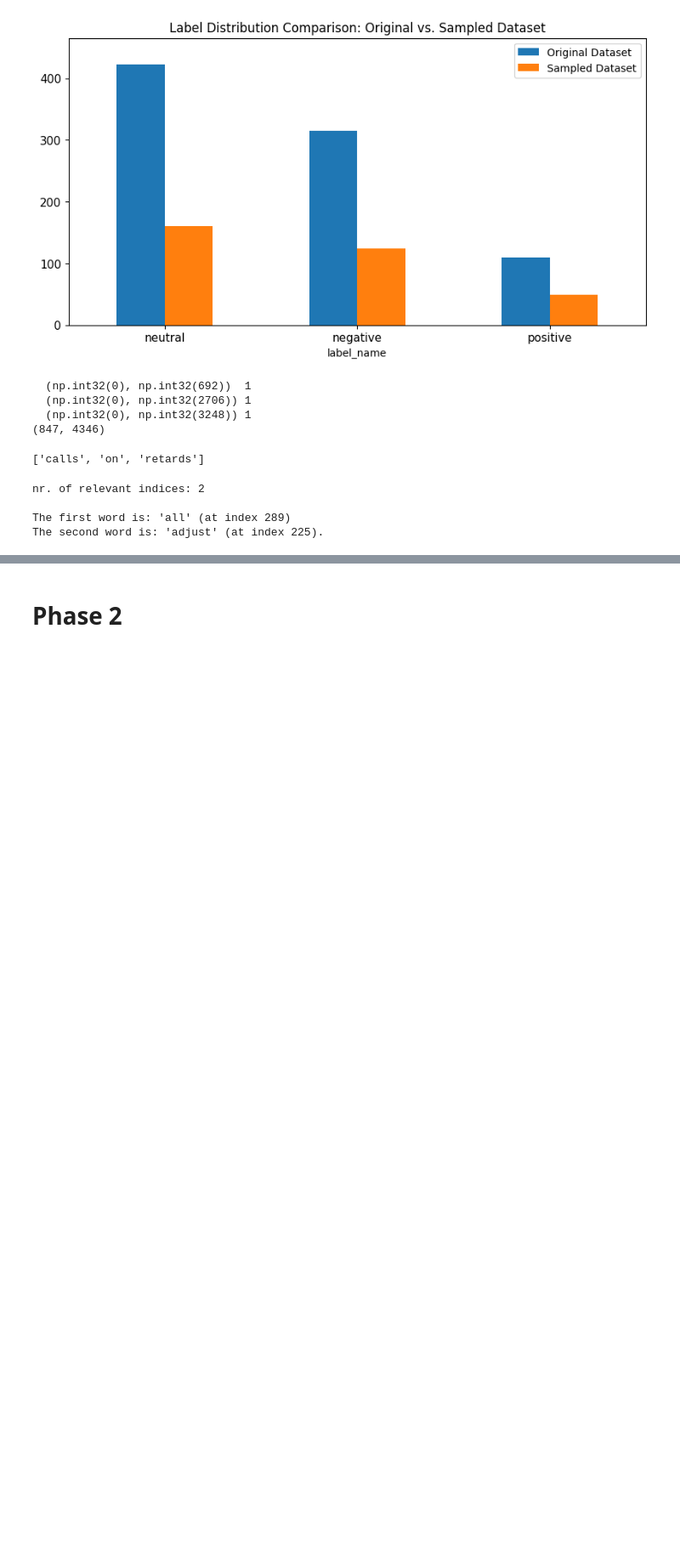
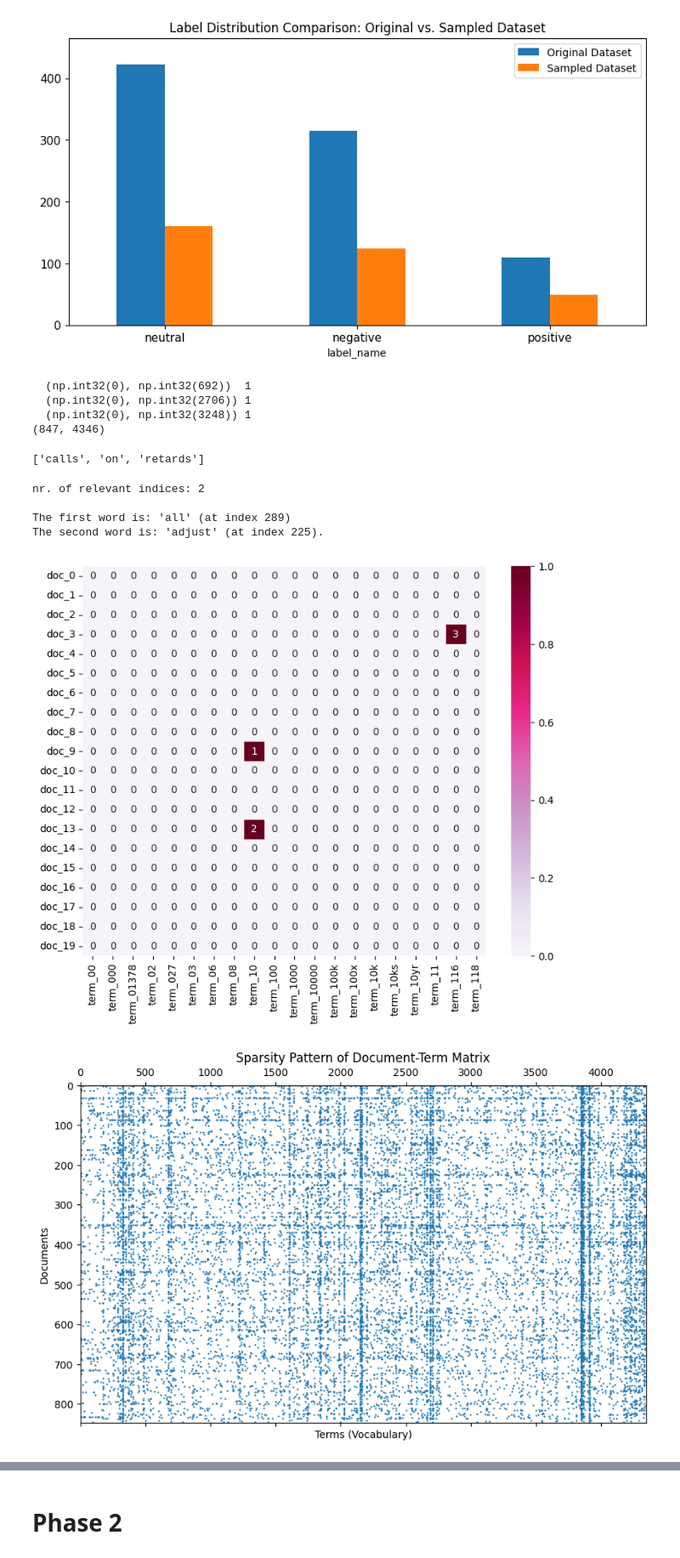
Before and after one commit to Deniz-Can/DM2025-Lab1-Exercise, a Jupyter notebook: DM2025-Lab1-Homework.ipynb, the cells around one changed output, grey strips where cells are left out. Shown at 85% size. Saved outputs shown, nothing was run; the diff lists cells and outputs as text; code cells hidden in the pictures; blank space fills up the shorter version.

Commit message:
lab 1 phase 1 on new data set done

```diff
--- a/DM2025-Lab1-Homework.ipynb
+++ b/DM2025-Lab1-Homework.ipynb
@@ -452,0 +451,40 @@ The second word is: 'adjust' (at index 225).
+# %%
+### Exercise 11 ###
+
+## preparation
+
+# first twenty features only
+plot_x = ["term_"+str(i) for i in count_vect.get_feature_names_out()[0:20]]
+
+# obtain document index
+plot_y = ["doc_"+ str(i) for i in list(X.index)[0:20]]
+
+plot_z = X_counts[0:20, 0:20].toarray() #X_counts[how many documents, how many terms]
+plot_z
+
+# more appealing plots
+import seaborn as sns
+
+df_todraw = pd.DataFrame(plot_z, columns = plot_x, index = plot_y)
+plt.subplots(figsize=(9, 7))
+ax = sns.heatmap(df_todraw,
+                 cmap="PuRd",
+                 vmin=0, vmax=1, annot=True)
+
+
+# ex.11 same problem as in master notebook
+# problems:
+# The problem is that visualizing the entire matrix (with over 2000 documents and 30000+ terms) would be overwhelming and not interpretable.
+# The heatmap would be too large to fit on a screen, making it impossible to see any meaningful patterns or insights.
+# Additionally, most entries in the document-term matrix are zeros (sparsity), leading to a cluttered and uninformative visualization.
+# solution:
+# Useing Spy Plot the large sparse matrice can be visualized effectively. This allows to see the distribution of non-zero entries without plotting every single value.
+plt.figure(figsize=(10, 6))
+plt.spy(X_counts, markersize=0.7, aspect='auto')
+plt.title('Sparsity Pattern of Document-Term Matrix')
+plt.xlabel('Terms (Vocabulary)')
+plt.ylabel('Documents')
+plt.show()
+# %% [output]
+[figure, added]
+[figure, added]
```
Also changed, not shown: parts of 7 cells of this notebook.
